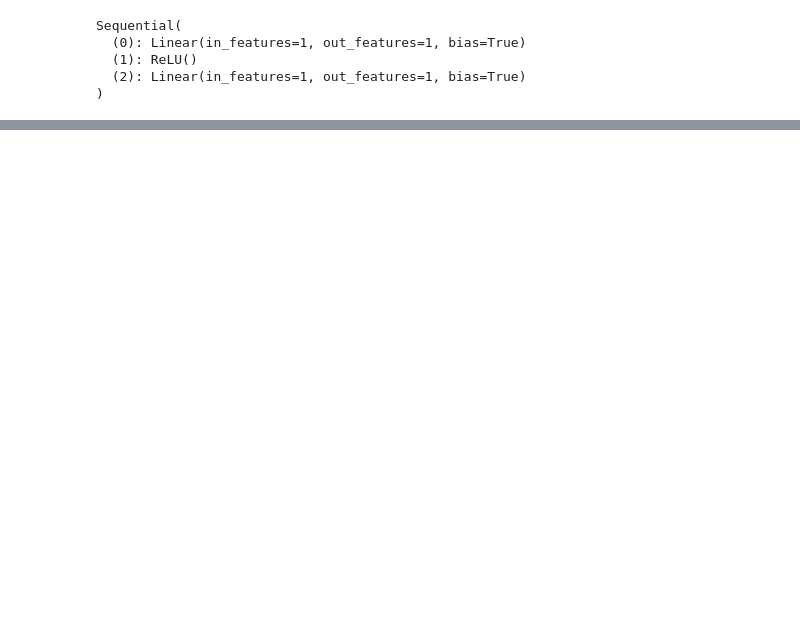
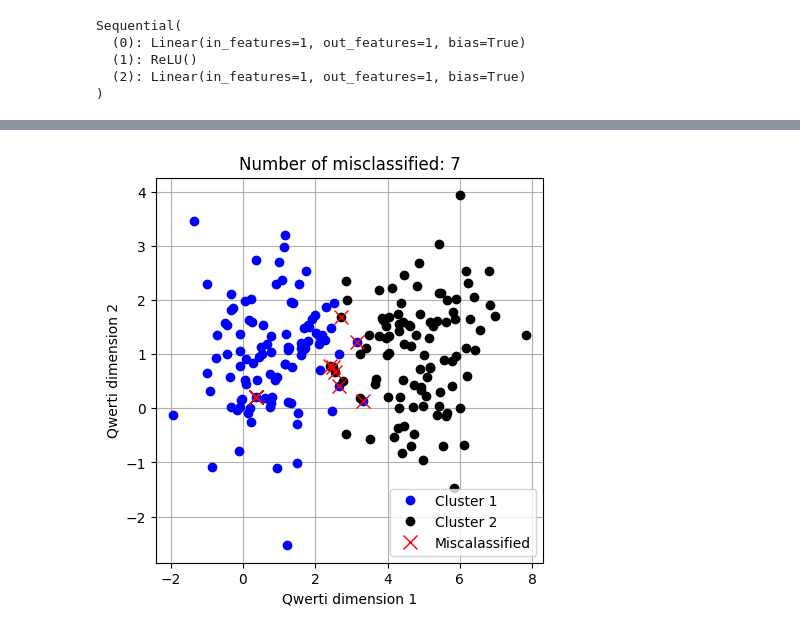
Before and after one commit to szalai-istvan/ai, a Jupyter notebook: deep-understanding-of-deep-learning/03-artificial-neual-networks/03-artificial-neual-networks.ipynb, the cells around one changed output, grey strips where cells are left out. Cells and saved outputs as stored; diff of their text form; code cells hidden in the pictures; blank space fills up the shorter version.

```diff
--- a/deep-understanding-of-deep-learning/03-artificial-neual-networks/03-artificial-neual-networks.ipynb
+++ b/deep-understanding-of-deep-learning/03-artificial-neual-networks/03-artificial-neual-networks.ipynb
@@ -119,0 +186,18 @@ plt.show()
+# %%
+predictedData = ANNclassify(data)
+predictedLabels = predictedData > 0.5
+
+miscalassified = [data[np.where(label != predictedLabels),0], data[np.where(label != predictedLabels),1]]
+
+fig = plt.figure(figsize=(5,5))
+plt.plot(data[np.where(labels==0)[0],0], data[np.where(labels==0)[0],1], 'bo')
+plt.plot(data[np.where(labels==1)[0],0], data[np.where(labels==1)[0],1], 'ko')
+plt.plot(miscalassified[0], miscalassified[1], 'rx', markersize=10)
+plt.title(f'Number of misclassified: {np.shape(miscalassified)[2]}')
+plt.xlabel('Qwerti dimension 1')
+plt.ylabel('Qwerti dimension 2')
+plt.grid()
+plt.legend(['Cluster 1', 'Cluster 2', 'Miscalassified'])
+plt.show()
+# %% [output]
+[figure, added]
```
Also changed, not shown: parts of 6 cells of this notebook, 1 other file.
